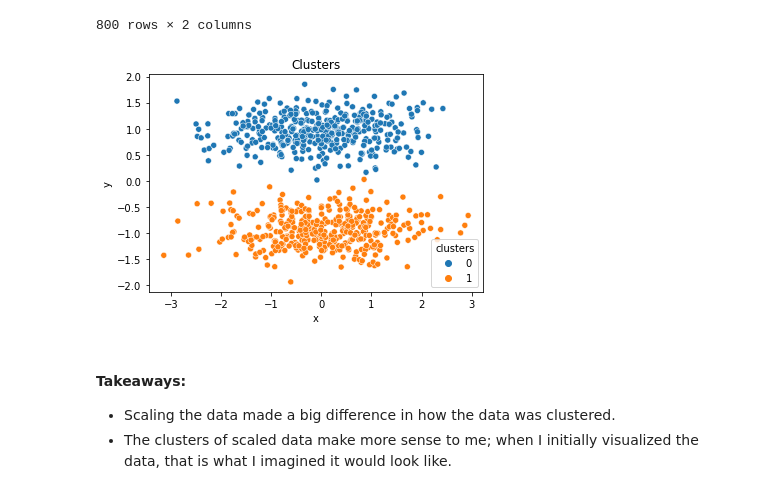
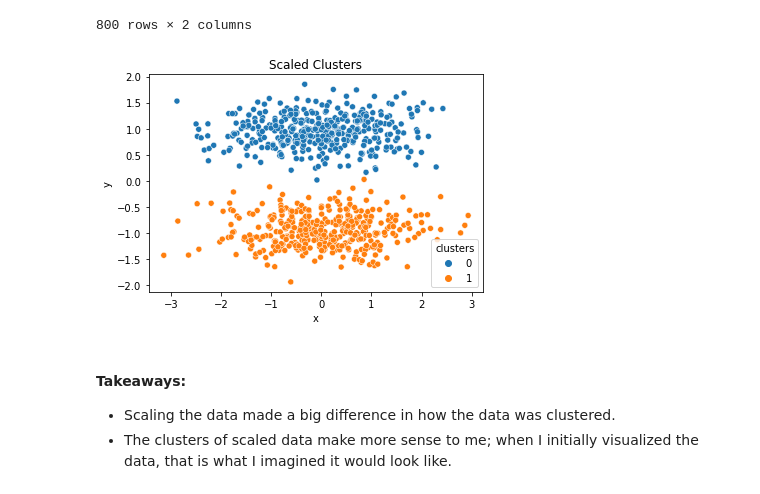
Before and after one commit to sophia-stewart/clustering-exercises, a Jupyter notebook: modeling.ipynb, the cells around one changed output. Saved outputs shown, nothing was run; the diff lists cells and outputs as text; code cells hidden in the pictures.

```diff
--- a/modeling.ipynb
+++ b/modeling.ipynb
@@ -329,18 +329,18 @@ data_scaled
 # %%
 # cluster on scaled data
 # create object
 kmeans = KMeans(n_clusters=2, random_state=123)
 # fit object
 kmeans.fit(data_scaled)
 # make predictions
 kmeans.predict(data_scaled)
 # create column of clusters
 data_scaled['clusters'] = kmeans.predict(data_scaled)
 # visualize clusters
 sns.scatterplot(x='x', y='y', data=data_scaled, hue='clusters')
-plt.title('Clusters');
+plt.title('Scaled Clusters');
 # %% [output]
-[figure, old version]
+[figure, new version]
 # %% [markdown]
 #### Takeaways:
 
```
Also changed, not shown: parts of 2 cells of this notebook.
